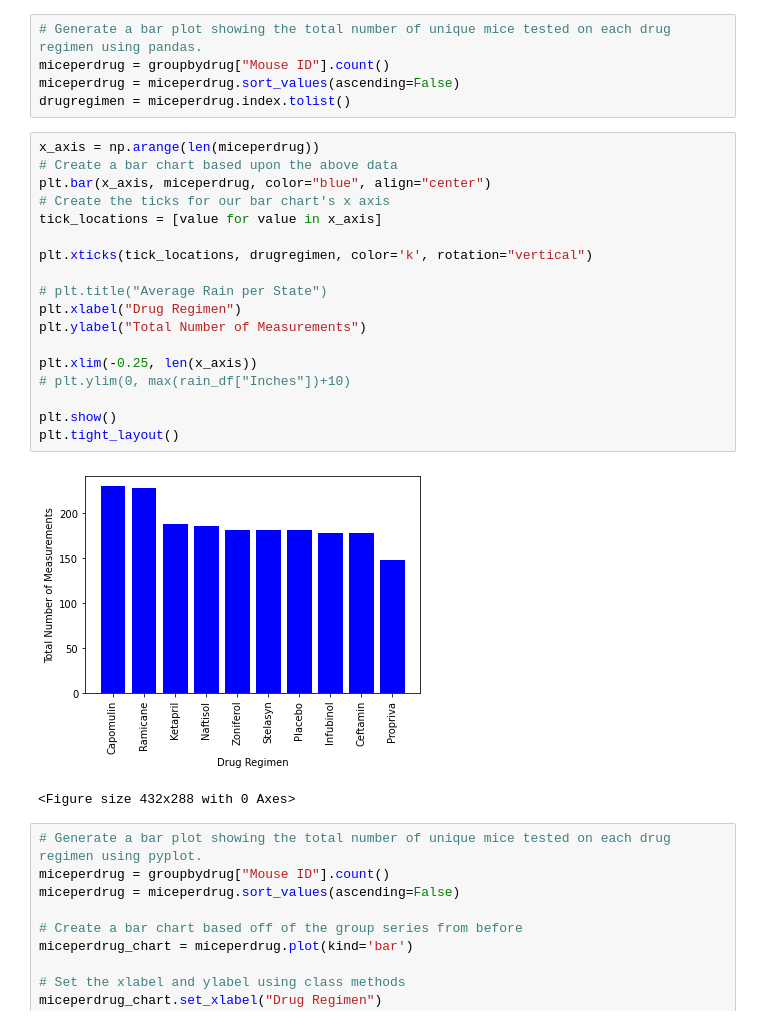
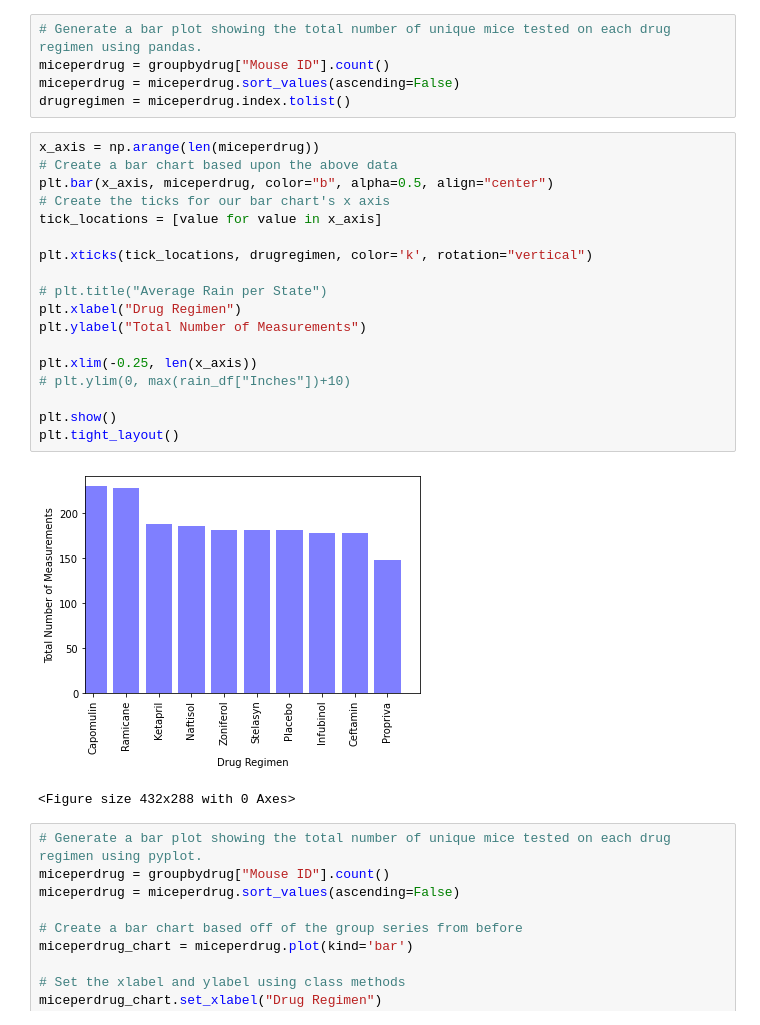
Before and after one commit to jdstrode/Matplotlib-Challenge, a Jupyter notebook: Pymaceuticals/pymaceuticals.ipynb, the cells around one changed output. Saved outputs shown, nothing was run; the diff lists cells and outputs as text.

```diff
--- a/Pymaceuticals/pymaceuticals.ipynb
+++ b/Pymaceuticals/pymaceuticals.ipynb
@@ -183,23 +183,23 @@ drugregimen = miceperdrug.index.tolist()
 # %%
 x_axis = np.arange(len(miceperdrug))
 # Create a bar chart based upon the above data
-plt.bar(x_axis, miceperdrug, color="blue", align="center")
+plt.bar(x_axis, miceperdrug, color="b", alpha=0.5, align="center")
 # Create the ticks for our bar chart's x axis
 tick_locations = [value for value in x_axis]
 
 plt.xticks(tick_locations, drugregimen, color='k', rotation="vertical")
 
 # plt.title("Average Rain per State")
 plt.xlabel("Drug Regimen")
 plt.ylabel("Total Number of Measurements")
 
 plt.xlim(-0.25, len(x_axis))
 # plt.ylim(0, max(rain_df["Inches"])+10)
 
 plt.show()
 plt.tight_layout()
 # %% [output]
-[figure, old version]
+[figure, new version]
 <Figure size 432x288 with 0 Axes>
 # %%
 # Generate a bar plot showing the total number of unique mice tested on each drug regimen using pyplot.
```
Also changed, not shown: parts of 3 cells of this notebook.
